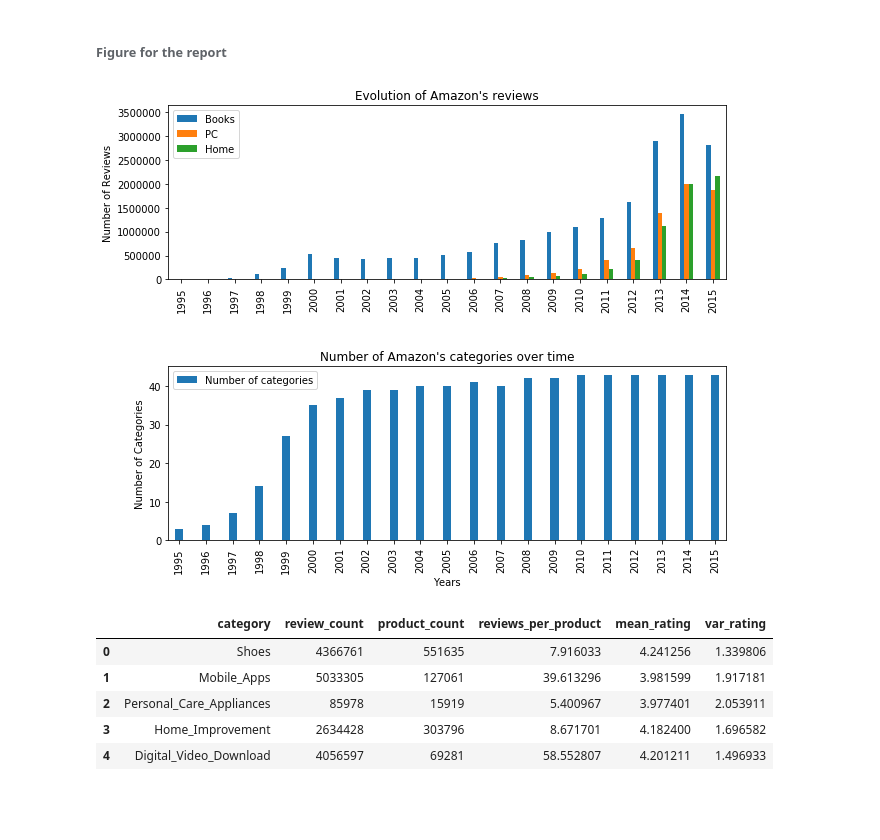
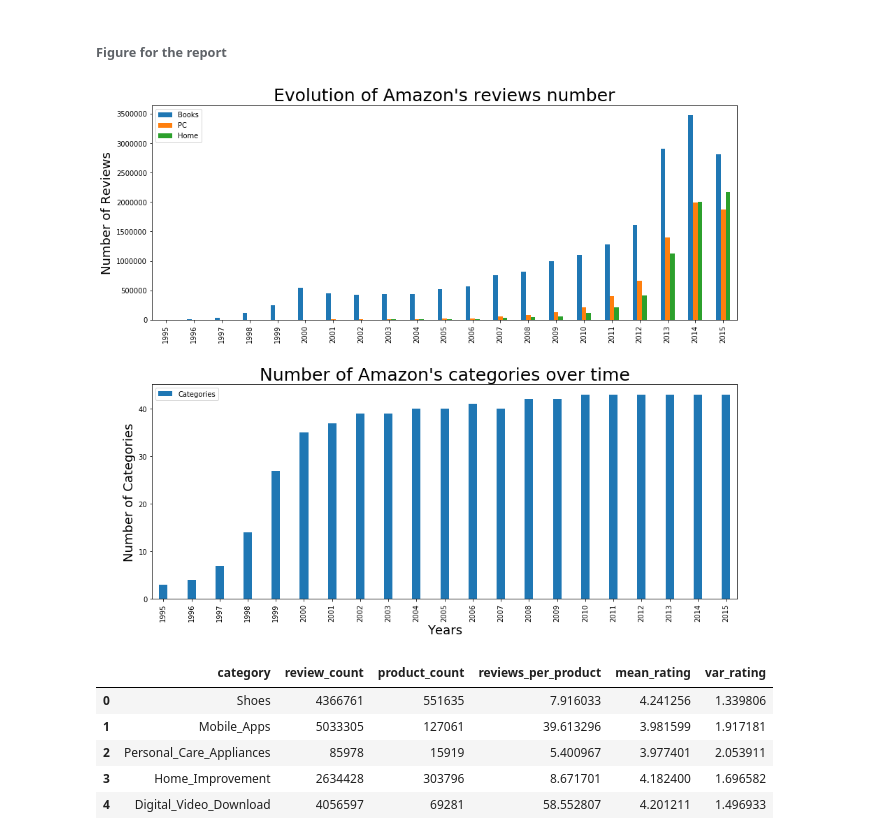
Before and after one commit to pjuda/ada-project, a Jupyter notebook: amazon-project_gianni.ipynb, the cells around one changed output. Saved outputs shown, nothing was run; the diff lists cells and outputs as text; code cells hidden in the pictures; blank space fills up the shorter version.

```diff
--- a/amazon-project_gianni.ipynb
+++ b/amazon-project_gianni.ipynb
@@ -298,25 +298,27 @@ fig.savefig("output.png")
 # %% [markdown]
 ###### Figure for the report
 # %%
-fig_sub = plt.figure()
+fig_sub = plt.figure(figsize = (15,13))
 
 # Divide the figure into a 2x1 grid, and give me the first section
 ax1 = fig_sub.add_subplot(211)
 
 # Divide the figure into a 2x1 grid, and give me the second section
 ax2 = fig_sub.add_subplot(212)
 
-df_years[['Books', 'PC', 'Home']].plot(kind='bar', ax=ax1, title="Evolution of Amazon's reviews", figsize = (10,8))
-df.plot(kind='bar', ax=ax2, title="Number of Amazon's categories over time", figsize = (10,8), width=0.3)
+df_years[['Books', 'PC', 'Home']].plot(kind='bar', ax=ax1)
+df.plot(kind='bar', ax=ax2, width=0.3)
 
+ax1.axes.set_title("Evolution of Amazon's reviews number",fontsize=25)
 ax1.set_xlabel("")
-ax1.set_ylabel("Number of Reviews")
+ax1.set_ylabel("Number of Reviews", fontsize=18)
 
-ax2.set_xlabel("Years")
-ax2.set_ylabel("Number of Categories")
+ax2.axes.set_title("Number of Amazon's categories over time",fontsize=25)
+ax2.set_xlabel("Years", fontsize=18)
+ax2.set_ylabel("Number of Categories", fontsize=18)
 
-fig_sub.subplots_adjust(hspace=0.5)
+fig_sub.subplots_adjust(hspace=0.3)
 # %% [output]
-[figure, old version]
+[figure, new version]
 # %%
 #Save figure
```
Also changed, not shown: parts of 10 cells of this notebook, 1 other file.
